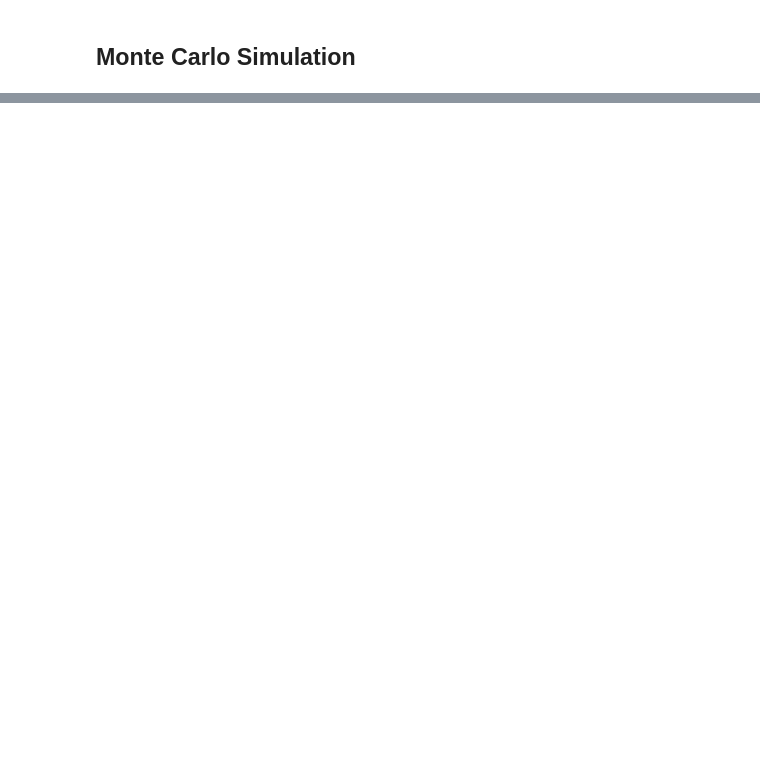
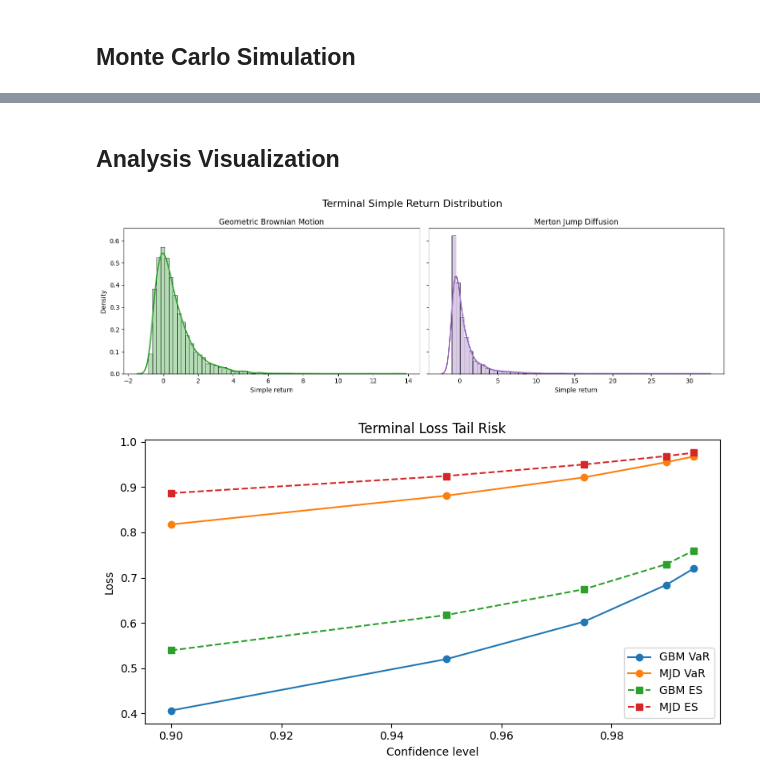
Before and after one commit to mattia-3rne/delta-hedging-in-merton-jump-diffusion-model, a Jupyter notebook: notebooks/01_market_simulation.ipynb, the cells around one changed output, grey strips where cells are left out. Saved outputs shown, nothing was run; the diff lists cells and outputs as text; code cells hidden in the pictures; blank space fills up the shorter version.

```diff
--- a/notebooks/01_market_simulation.ipynb
+++ b/notebooks/01_market_simulation.ipynb
@@ -221,0 +328,36 @@ plt.show()
+# %% [markdown]
+## Analysis Visualization
+# %%
+fig, axes = plt.subplots(1, 2, figsize=(14, 4.5), sharey=True)
+
+full_names = ["Geometric Brownian Motion", "Merton Jump Diffusion"]
+for ax, (name, ev, color), full_name in zip(
+    axes,
+    [("GBM", gbm_eval, "tab:green"), ("MJD", mjd_eval, "tab:purple")], full_names
+):
+    ret = ev["terminal_simple_ret"]
+    ret = ret[np.isfinite(ret)]
+    sns.histplot(ret, bins=60, stat="density", ax=ax, color=color, alpha=0.35)
+    sns.kdeplot(ret, ax=ax, color=color, lw=2)
+    ax.set_title(full_name)
+    ax.set_xlabel("Simple return")
+
+plt.suptitle("Terminal Simple Return Distribution", fontsize=16)
+plt.tight_layout()
+plt.show()
+
+# VaR and ES curves
+fig, ax = plt.subplots(figsize=(8, 4.5))
+ax.plot(var_es_df["alpha"], var_es_df["GBM_VaR"], marker="o", label="GBM VaR")
+ax.plot(var_es_df["alpha"], var_es_df["MJD_VaR"], marker="o", label="MJD VaR")
+ax.plot(var_es_df["alpha"], var_es_df["GBM_ES"], marker="s", ls="--", label="GBM ES")
+ax.plot(var_es_df["alpha"], var_es_df["MJD_ES"], marker="s", ls="--", label="MJD ES")
+ax.set_title("Terminal Loss Tail Risk")
+ax.set_xlabel("Confidence level")
+ax.set_ylabel("Loss")
+ax.legend()
+plt.tight_layout()
+plt.show()
+# %% [output]
+[figure, added]
+[figure, added]
```
Also changed, not shown: parts of 11 cells of this notebook, 1 other file.
